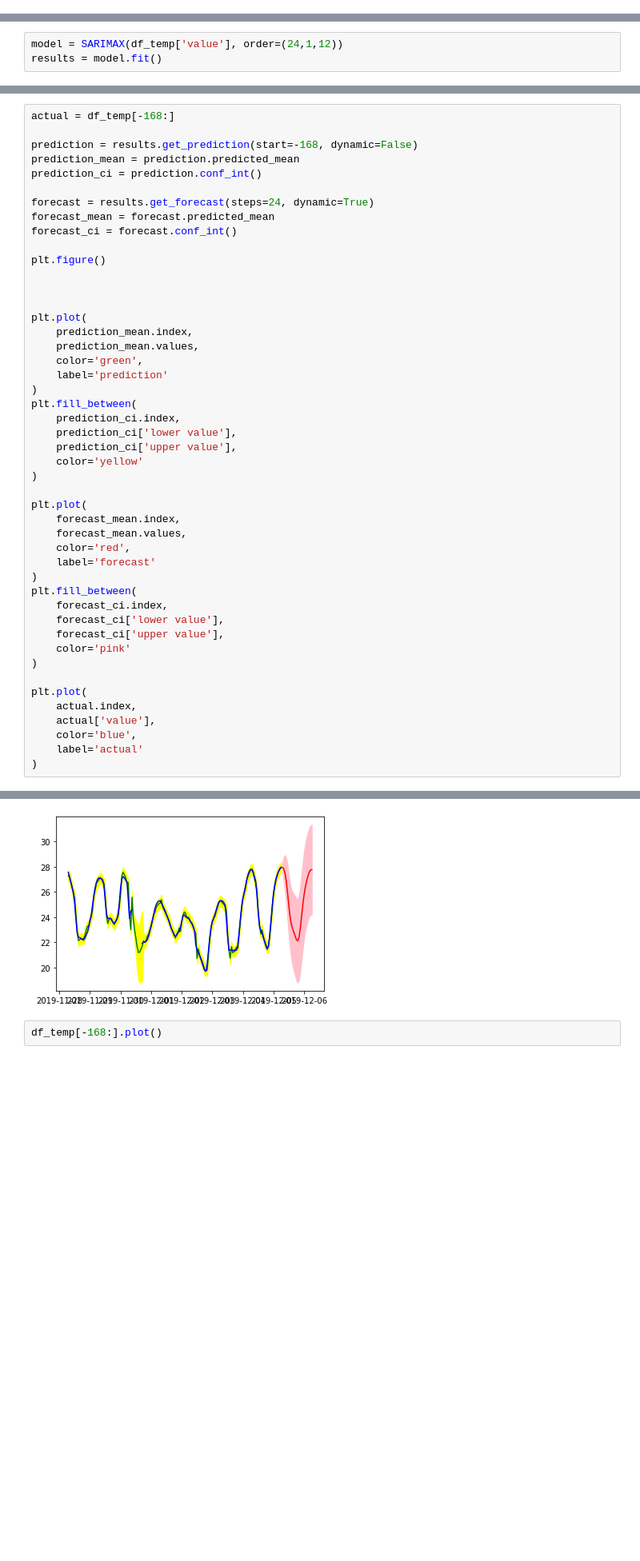
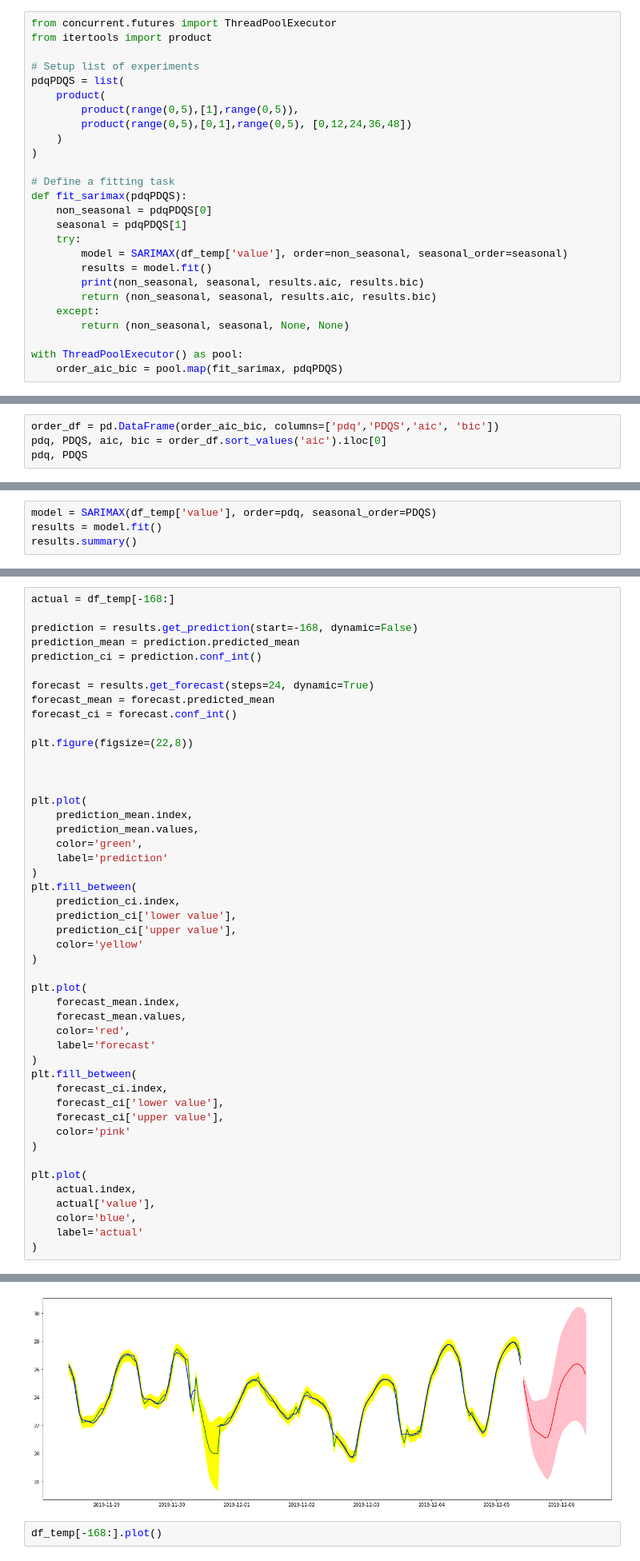
Before and after one commit to neozenith/temperature-timeseries, a Jupyter notebook: analysis.ipynb, the cells around one changed output, grey strips where cells are left out. Shown: that part at 80% size. Cells and saved outputs as stored; diff of their text form; blank space fills up the shorter version.

Commit message:
add thread pool for evaluating a grid of parameters

```diff
--- a/analysis.ipynb
+++ b/analysis.ipynb
@@ -239,3 +239,29 @@ The Partial Auto Correlation function drops off rapidly after 2 lags which sugge
 Lets look at fitting an ARIMA model next.
 # %% [markdown]
 # ARIMA
+# %%
+from concurrent.futures import ThreadPoolExecutor
+from itertools import product
+
+# Setup list of experiments
+pdqPDQS = list(
+    product(
+        product(range(0,5),[1],range(0,5)),
+        product(range(0,5),[0,1],range(0,5), [0,12,24,36,48])
+    )
+)
+
+# Define a fitting task
+def fit_sarimax(pdqPDQS):
+    non_seasonal = pdqPDQS[0]
+    seasonal = pdqPDQS[1]
+    try:
+        model = SARIMAX(df_temp['value'], order=non_seasonal, seasonal_order=seasonal)
+        results = model.fit()
+        print(non_seasonal, seasonal, results.aic, results.bic)
+        return (non_seasonal, seasonal, results.aic, results.bic)
+    except:
+        return (non_seasonal, seasonal, None, None)
+
+with ThreadPoolExecutor() as pool:
+    order_aic_bic = pool.map(fit_sarimax, pdqPDQS)
@@ -241,0 +369,4 @@ Lets look at fitting an ARIMA model next.
+# %%
+order_df = pd.DataFrame(order_aic_bic, columns=['pdq','PDQS','aic', 'bic'])
+pdq, PDQS, aic, bic = order_df.sort_values('aic').iloc[0]
+pdq, PDQS
@@ -242,3 +375,4 @@ Lets look at fitting an ARIMA model next.
 # %%
-model = SARIMAX(df_temp['value'], order=(24,1,12))
+model = SARIMAX(df_temp['value'], order=pdq, seasonal_order=PDQS)
 results = model.fit()
+results.summary()
@@ -286,7 +415,7 @@ forecast = results.get_forecast(steps=24, dynamic=True)
 forecast_mean = forecast.predicted_mean
 forecast_ci = forecast.conf_int()
 
-plt.figure()
+plt.figure(figsize=(22,8))
 
 
 
@@ -297,34 +426,34 @@ plt.plot(
     label='prediction'
 )
 plt.fill_between(
     prediction_ci.index,
     prediction_ci['lower value'],
     prediction_ci['upper value'],
     color='yellow'
 )
 
 plt.plot(
     forecast_mean.index,
     forecast_mean.values,
     color='red',
     label='forecast'
 )
 plt.fill_between(
     forecast_ci.index,
     forecast_ci['lower value'],
     forecast_ci['upper value'],
     color='pink'
 )
 
 plt.plot(
     actual.index,
     actual['value'],
     color='blue',
     label='actual'
 )
 # %% [output]
 [<matplotlib.lines.Line2D at 0x...>]
-[figure, old version]
+[figure, new version]
 # %%
 df_temp[-168:].plot()
 # %% [output]
```
Also changed, not shown: parts of 11 cells of this notebook.
